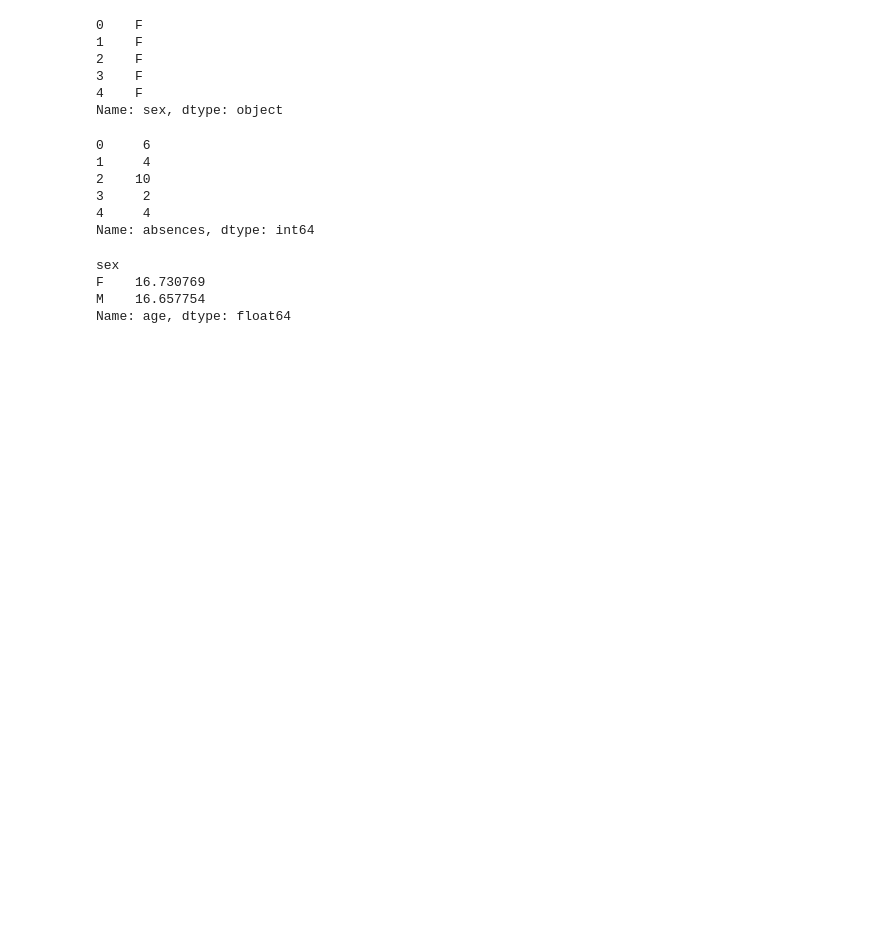
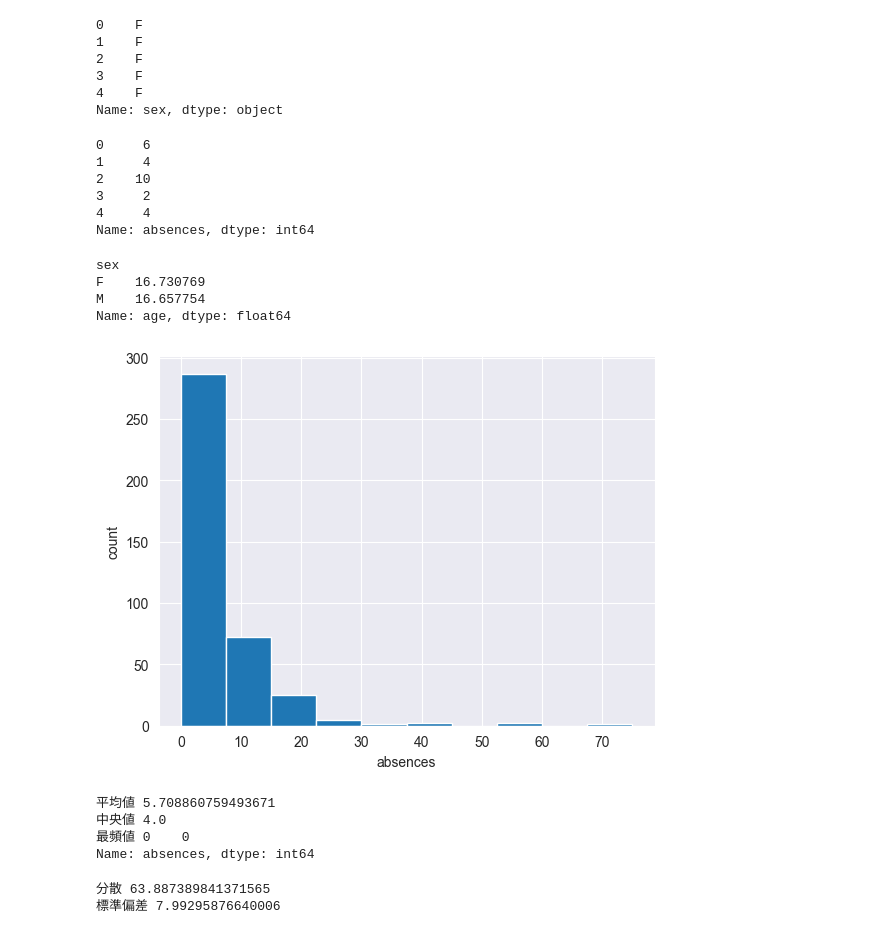
Before and after one commit to bossagyu/data-scientist-training-course, a Jupyter notebook: src/chapter3/chapter3.ipynb, the cells around one changed output. Saved outputs shown, nothing was run; the diff lists cells and outputs as text; code cells hidden in the pictures; blank space fills up the shorter version.

```diff
--- a/src/chapter3/chapter3.ipynb
+++ b/src/chapter3/chapter3.ipynb
@@ -91,3 +91,34 @@ sex
 F    16.730769
 M    16.657754
 Name: age, dtype: float64
+# %%
+# 記述統計
+# 3-3-1 ヒストグラム
+plt.hist(student_data_math['absences'])
+
+plt.xlabel('absences')
+plt.ylabel('count')
+
+plt.grid(True)
+# %% [output]
+[figure, added]
+# %%
+# 平均値
+print('平均値', student_data_math['absences'].mean())
+# 中央値
+print('中央値', student_data_math['absences'].median())
+# 最頻値
+print('最頻値', student_data_math['absences'].mode())
+# %% [output]
+平均値 5.708860759493671
+中央値 4.0
+最頻値 0    0
+Name: absences, dtype: int64
+# %%
+# 分散と標準偏差
+print('分散', student_data_math['absences'].var(ddof=0))
+
+print('標準偏差', student_data_math['absences'].std(ddof=0))
+# %% [output]
+分散 63.887389841371565
+標準偏差 7.99295876640006
```
Also changed, not shown: parts of 23 cells of this notebook.
